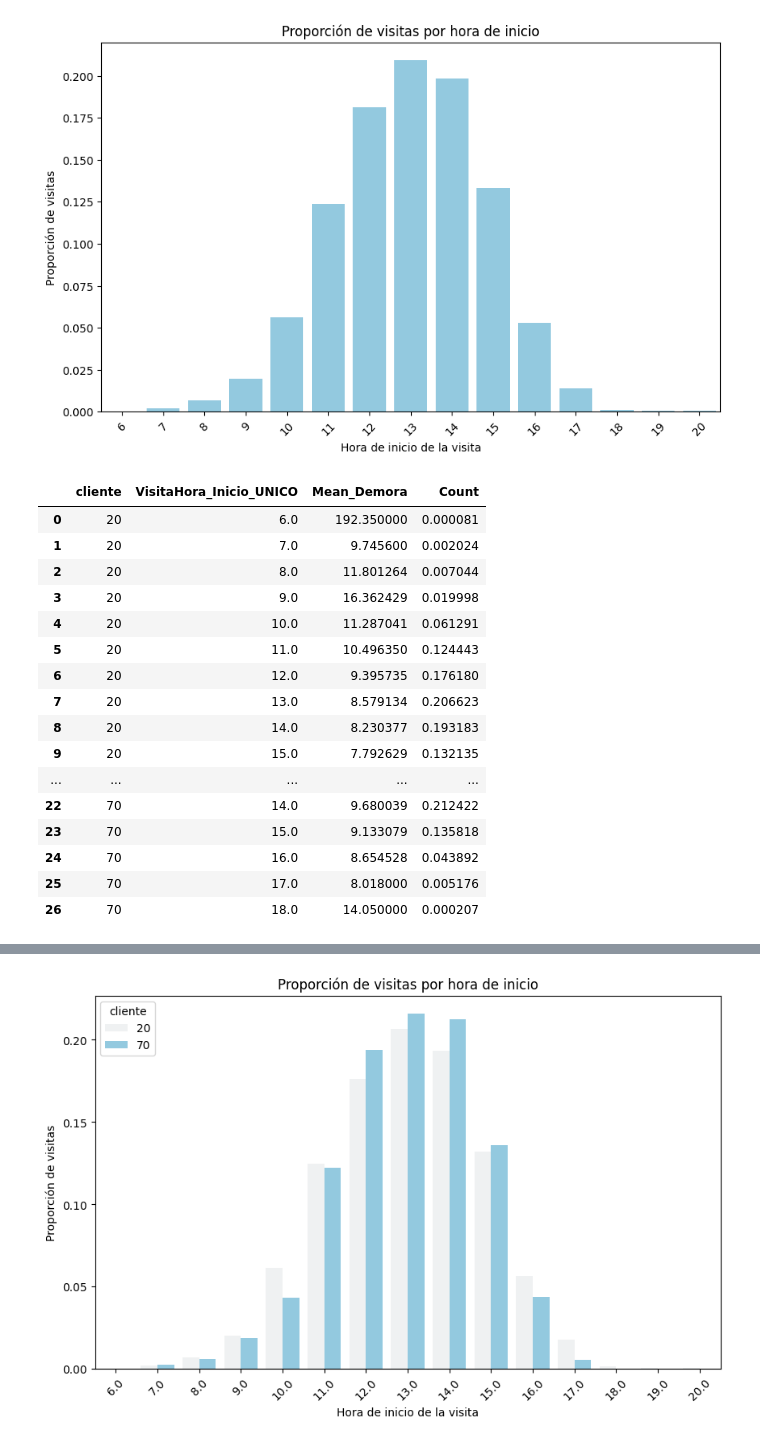
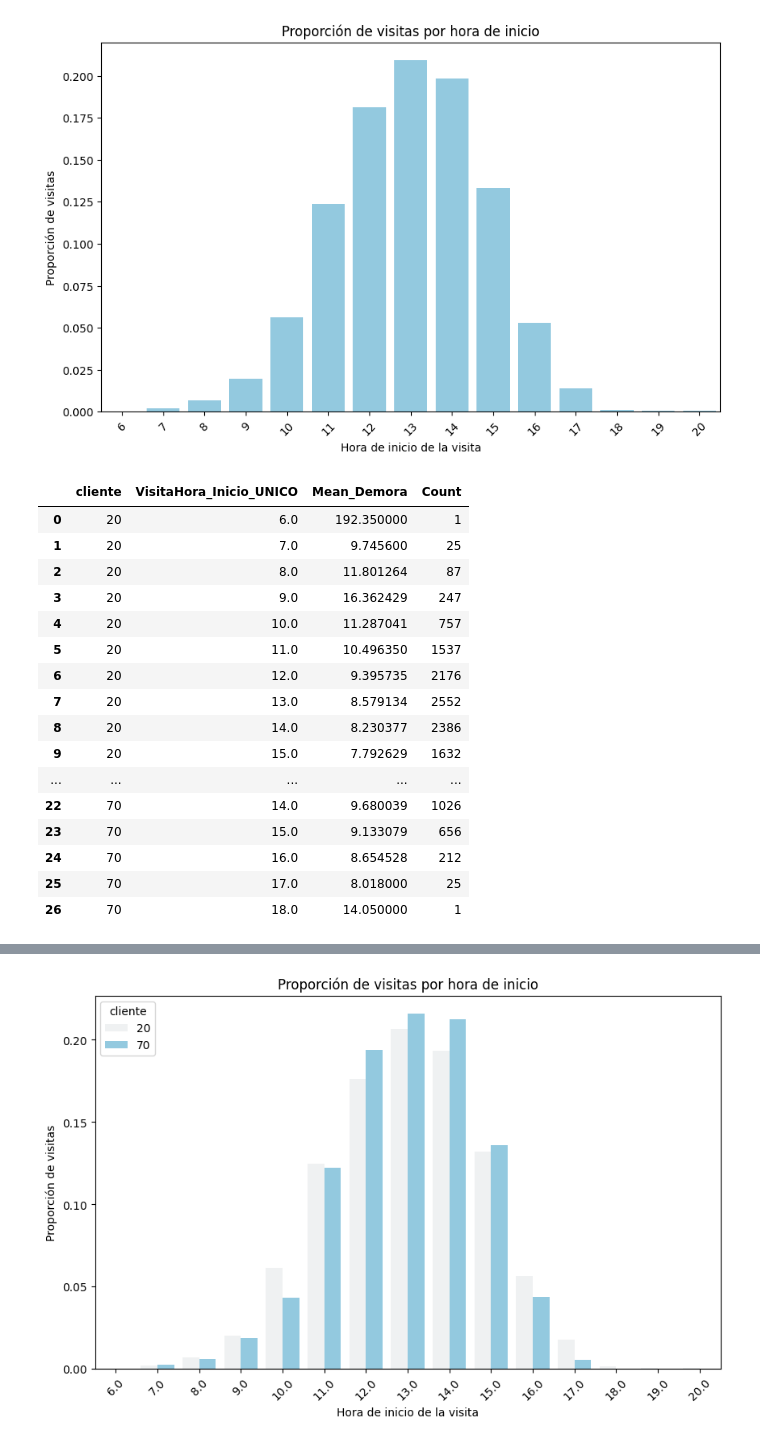
Before and after one commit to Maximo-Verdondoni/DesafioiFlow, a Jupyter notebook: Visualizaciones-Analisis temporal.ipynb, the cells around one changed output, grey strips where cells are left out. Cells and saved outputs as stored; diff of their text form; code cells hidden in the pictures.

```diff
--- a/Visualizaciones-Analisis temporal.ipynb
+++ b/Visualizaciones-Analisis temporal.ipynb
@@ -491,36 +571,37 @@ plt.show()
 # %%
 # Calcular la media de 'Demora_Inicio_Fin' agrupada por 'VisitaHora_Inicio_UNICO'
 mean_demora = df[df['Demora_Inicio_Fin'] != 0].groupby(['cliente','VisitaHora_Inicio_UNICO'])['Demora_Inicio_Fin'].mean().reset_index()
 
 # Contar las ocurrencias de 'VisitaHora_Inicio_UNICO'
 count_horas = df[df['Demora_Inicio_Fin'] != 0][['cliente','VisitaHora_Inicio_UNICO']].value_counts().reset_index()
 
 # Renombrar las columnas para que el merge sea más claro
 mean_demora.columns = ['cliente','VisitaHora_Inicio_UNICO', 'Mean_Demora']
 count_horas.columns = ['cliente','VisitaHora_Inicio_UNICO', 'Count']
 
 # Realizar el merge entre ambos DataFrames usando la columna común 'VisitaHora_Inicio_UNICO'
 merged_df_11 = pd.merge(mean_demora, count_horas, on=['cliente','VisitaHora_Inicio_UNICO'])
 
 # # Mostrar el resultado final
+merged_df_12 = merged_df_11.copy()
 merged_df_11.loc[merged_df_11['cliente'] == 20, 'Count'] = merged_df_11.loc[merged_df_11['cliente'] == 20, 'Count'].div(merged_df_11.loc[merged_df_11['cliente'] == 20, 'Count'].sum())
 merged_df_11.loc[merged_df_11['cliente'] == 70, 'Count'] = merged_df_11.loc[merged_df_11['cliente'] == 70, 'Count'].div(merged_df_11.loc[merged_df_11['cliente'] == 70, 'Count'].sum())
-merged_df_11
+merged_df_12
 # %% [output]
 |  | cliente | VisitaHora_Inicio_UNICO | Mean_Demora | Count |
-| 0 | 20 | 6.0 | 192.350000 | 0.000081 |
-| 1 | 20 | 7.0 | 9.745600 | 0.002024 |
-| 2 | 20 | 8.0 | 11.801264 | 0.007044 |
-| 3 | 20 | 9.0 | 16.362429 | 0.019998 |
-| 4 | 20 | 10.0 | 11.287041 | 0.061291 |
-| 5 | 20 | 11.0 | 10.496350 | 0.124443 |
-| 6 | 20 | 12.0 | 9.395735 | 0.176180 |
-| 7 | 20 | 13.0 | 8.579134 | 0.206623 |
-| 8 | 20 | 14.0 | 8.230377 | 0.193183 |
-| 9 | 20 | 15.0 | 7.792629 | 0.132135 |
+| 0 | 20 | 6.0 | 192.350000 | 1 |
+| 1 | 20 | 7.0 | 9.745600 | 25 |
+| 2 | 20 | 8.0 | 11.801264 | 87 |
+| 3 | 20 | 9.0 | 16.362429 | 247 |
+| 4 | 20 | 10.0 | 11.287041 | 757 |
+| 5 | 20 | 11.0 | 10.496350 | 1537 |
+| 6 | 20 | 12.0 | 9.395735 | 2176 |
+| 7 | 20 | 13.0 | 8.579134 | 2552 |
+| 8 | 20 | 14.0 | 8.230377 | 2386 |
+| 9 | 20 | 15.0 | 7.792629 | 1632 |
 | ... | ... | ... | ... | ... |
-| 22 | 70 | 14.0 | 9.680039 | 0.212422 |
-| 23 | 70 | 15.0 | 9.133079 | 0.135818 |
-| 24 | 70 | 16.0 | 8.654528 | 0.043892 |
-| 25 | 70 | 17.0 | 8.018000 | 0.005176 |
-| 26 | 70 | 18.0 | 14.050000 | 0.000207 |
+| 22 | 70 | 14.0 | 9.680039 | 1026 |
+| 23 | 70 | 15.0 | 9.133079 | 656 |
+| 24 | 70 | 16.0 | 8.654528 | 212 |
+| 25 | 70 | 17.0 | 8.018000 | 25 |
+| 26 | 70 | 18.0 | 14.050000 | 1 |
```
Also changed, not shown: parts of 26 cells of this notebook, 1 other file.
